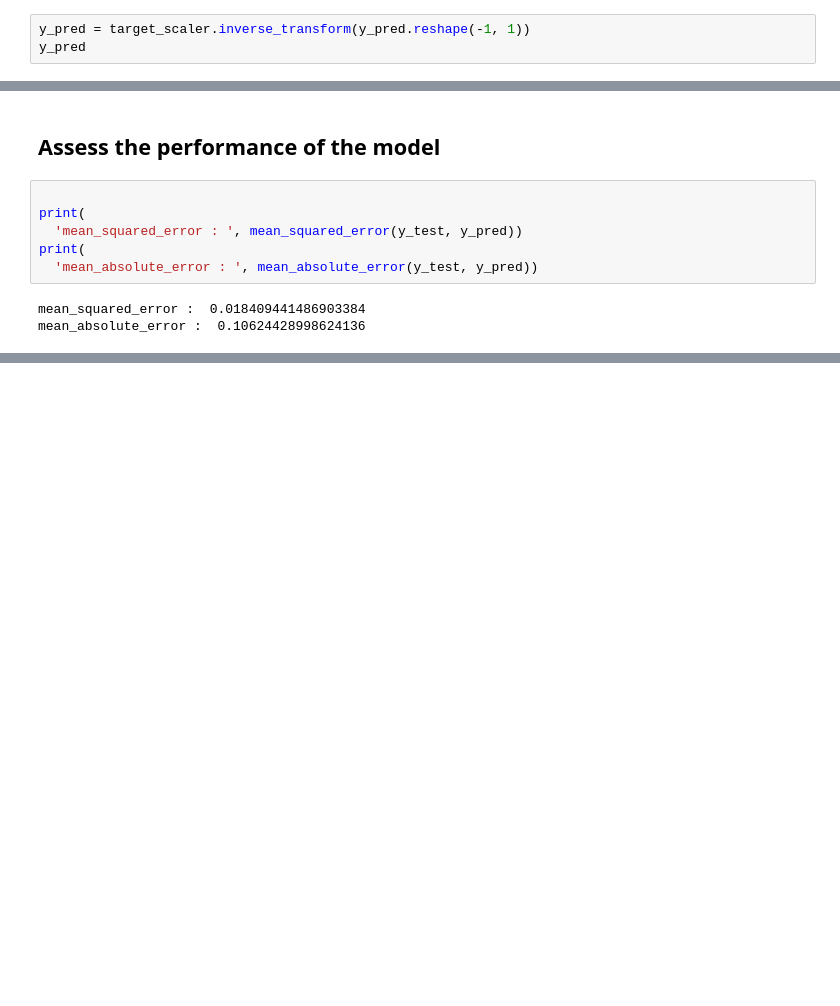
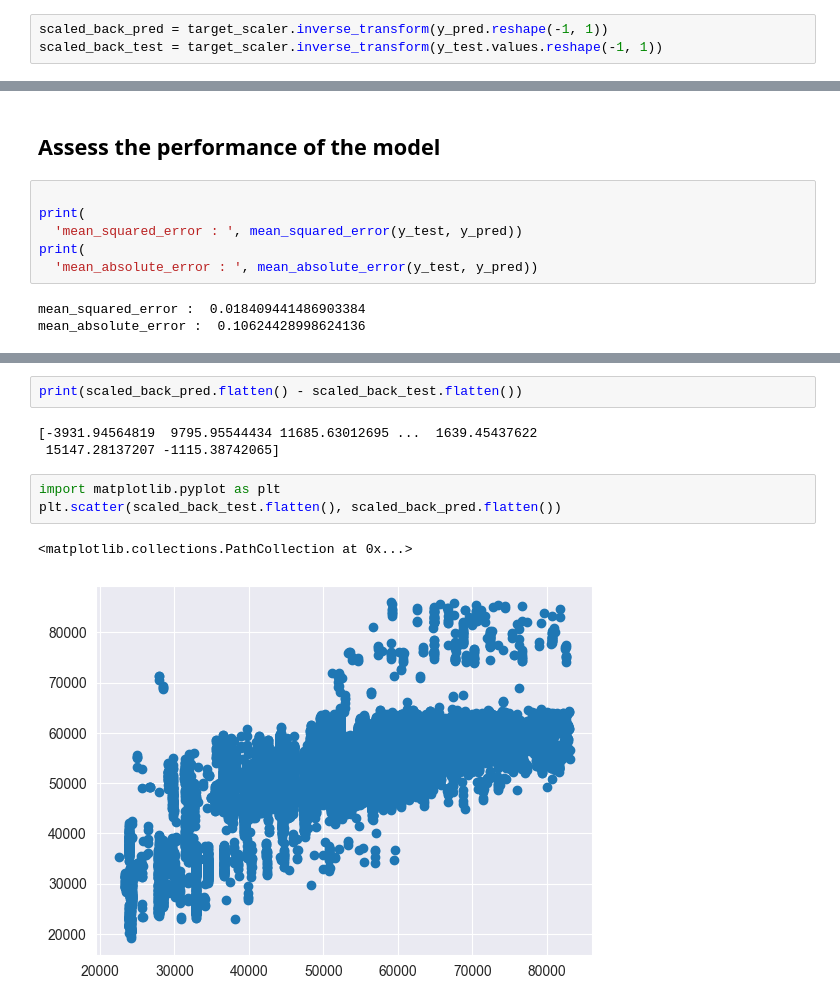
Before and after one commit to imiguelrodriguez/NECActivity1, a Jupyter notebook: multi_linear_regression.ipynb, the cells around one changed output, grey strips where cells are left out. Drawn from its saved outputs; the diff is of its cells as text; blank space fills up the shorter version.

```diff
--- a/multi_linear_regression.ipynb
+++ b/multi_linear_regression.ipynb
@@ -69,6 +69,6 @@ array([0.56436157, 0.57946777, 0.52270508, ..., 0.55911255, 0.50500488,
 
 ## Scale back the data
 # %%
-y_pred = target_scaler.inverse_transform(y_pred.reshape(-1, 1))
-y_pred
+scaled_back_pred = target_scaler.inverse_transform(y_pred.reshape(-1, 1))
+scaled_back_test = target_scaler.inverse_transform(y_test.values.reshape(-1, 1))
 # %% [output]
@@ -113,0 +159,11 @@ P
+# %%
+print(scaled_back_pred.flatten() - scaled_back_test.flatten())
+# %% [output]
+[-3931.94564819  9795.95544434 11685.63012695 ...  1639.45437622
+ 15147.28137207 -1115.38742065]
+# %%
+import matplotlib.pyplot as plt
+plt.scatter(scaled_back_test.flatten(), scaled_back_pred.flatten())
+# %% [output]
+<matplotlib.collections.PathCollection at 0x...>
+[figure, added]
```
Also changed, not shown: parts of 8 cells of this notebook, 1 other file.
